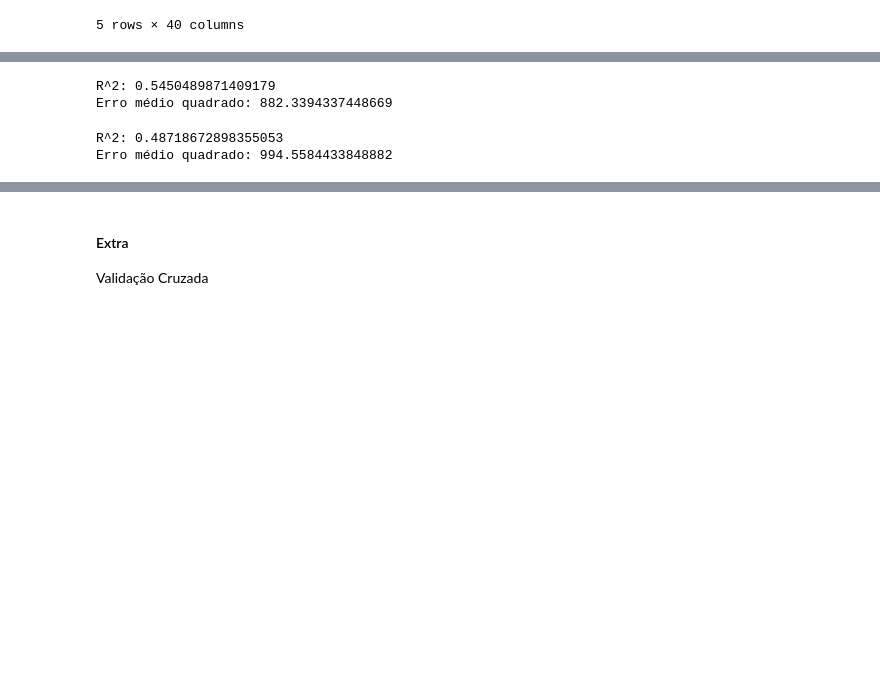
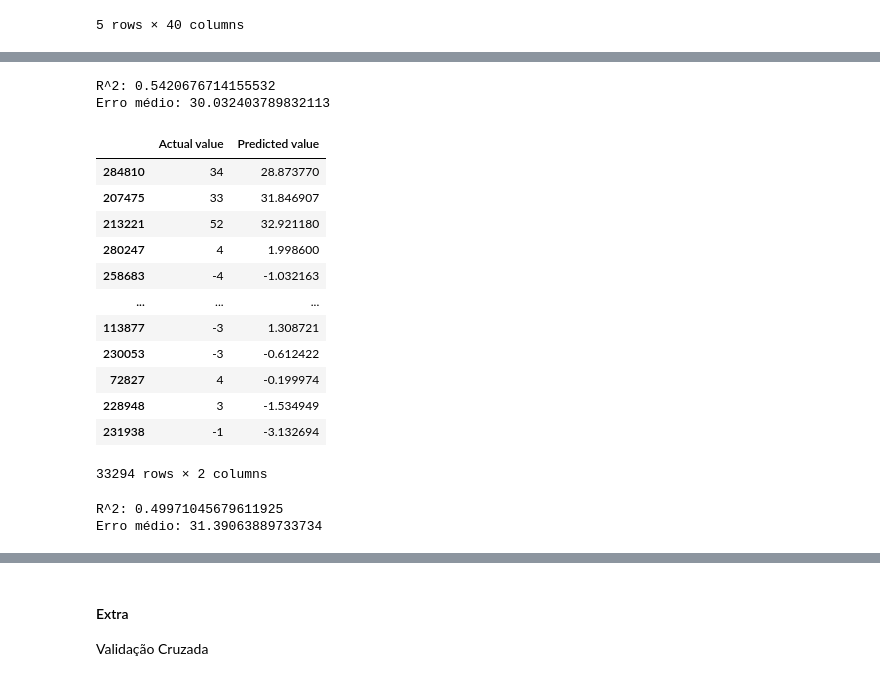
Before and after one commit to thomaskmk/cdados-3, a Jupyter notebook: teste.ipynb, the cells around one changed output, grey strips where cells are left out. Saved outputs shown, nothing was run; the diff lists cells and outputs as text; code cells hidden in the pictures; blank space fills up the shorter version.

Commit message:
modelos

```diff
--- a/teste.ipynb
+++ b/teste.ipynb
@@ -511,18 +511,31 @@ X_train, X_test, Y_train, Y_test = train_test_split(X, Y, test_size=0.3, random_
 # %%
 reg_model = linear_model.LinearRegression()
 reg_model = LinearRegression().fit(X_train, Y_train)
 
 y_reg = reg_model.predict(X_test)
 x_reg = reg_model.predict(X_train)
 
 reg_model_diff = pd.DataFrame({'Actual value': Y_test, 'Predicted value': y_reg})
-reg_model_diff
 
 print(f'R^2: {metrics.r2_score(Y_test, y_reg)}\n'
-      f'Erro médio quadrado: {metrics.mean_squared_error(Y_test, y_reg)}')
+      f'Erro médio: {metrics.root_mean_squared_error(Y_test, y_reg)}\n')
+reg_model_diff
 # %% [output]
-R^2: 0.5450489871409179
-Erro médio quadrado: 882.3394337448669
+R^2: 0.5420676714155532
+Erro médio: 30.032403789832113
+|  | Actual value | Predicted value |
+| 284810 | 34 | 28.873770 |
+| 207475 | 33 | 31.846907 |
+| 213221 | 52 | 32.921180 |
+| 280247 | 4 | 1.998600 |
+| 258683 | -4 | -1.032163 |
+| ... | ... | ... |
+| 113877 | -3 | 1.308721 |
+| 230053 | -3 | -0.612422 |
+| 72827 | 4 | -0.199974 |
+| 228948 | 3 | -1.534949 |
+| 231938 | -1 | -3.132694 |
+33294 rows × 2 columns
 # %%
 rfr_model = RandomForestRegressor(n_estimators=100)
 rfr_model.fit(X_train, Y_train)
@@ -533,10 +546,10 @@ x_rfr = rfr_model.predict(X_train)
 rfr_model_diff = pd.DataFrame({'Actual value': Y_test, 'Predicted value': y_rfr})
 # %%
 print(f'R^2: {metrics.r2_score(Y_test, y_rfr)}\n'
-      f'Erro médio quadrado: {metrics.mean_squared_error(Y_test, y_rfr)}')
+      f'Erro médio: {metrics.root_mean_squared_error(Y_test, y_rfr)}')
 # %% [output]
-R^2: 0.48718672898355053
-Erro médio quadrado: 994.5584433848882
+R^2: 0.49971045679611925
+Erro médio: 31.39063889733734
 # %%
 cbr_model = CatBoostRegressor(iterations=1000, learning_rate=0.1, depth=6, loss_function='RMSE')
 cbr_model = cbr_model.fit(X_train, Y_train)
```
Also changed, not shown: parts of 5 cells of this notebook, 4 other files.
